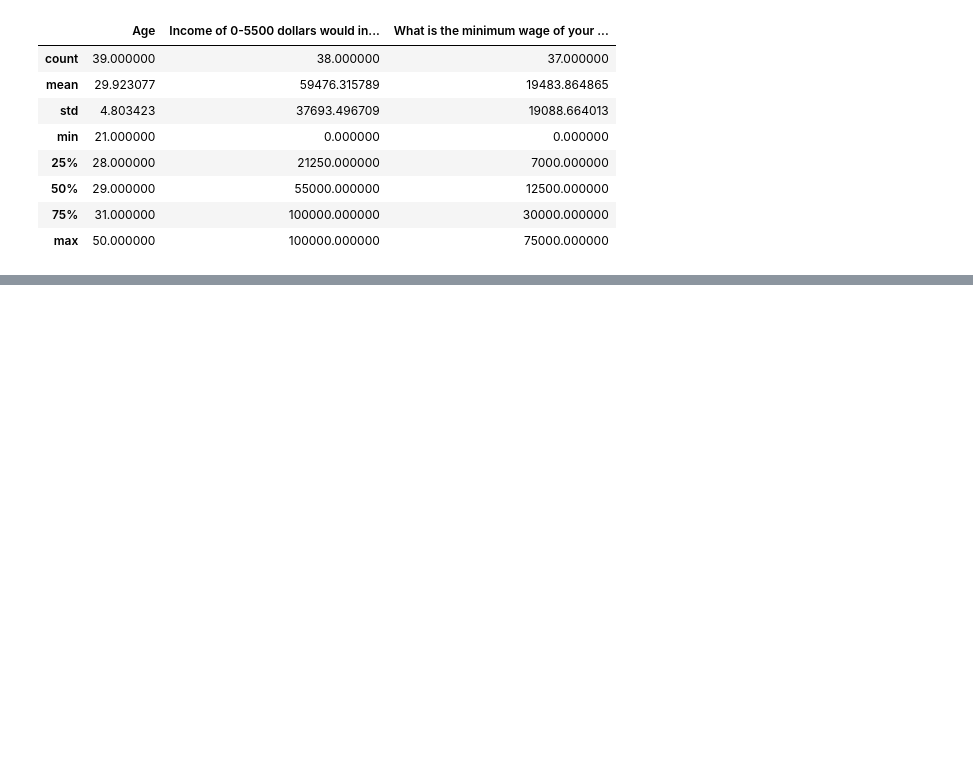
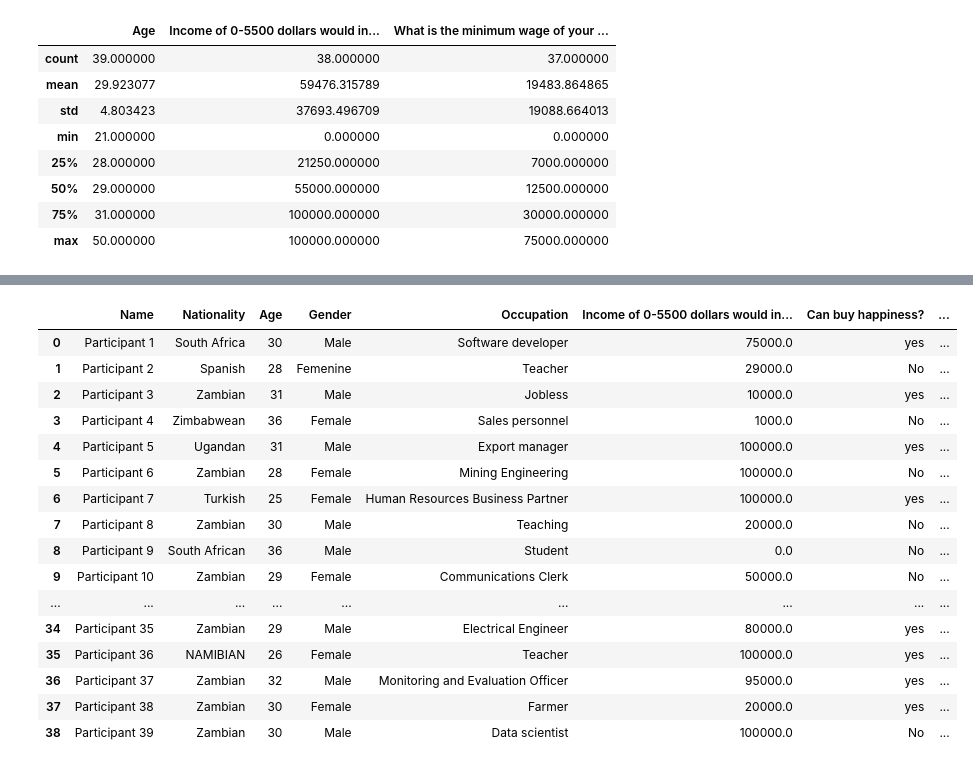
Before and after one commit to ThomasMwaba/money_happiness_project, a Jupyter notebook: money_and_happiness.ipynb, the cells around one changed output, grey strips where cells are left out. Drawn from its saved outputs; the diff is of its cells as text; code cells hidden in the pictures; blank space fills up the shorter version.

```diff
--- a/money_and_happiness.ipynb
+++ b/money_and_happiness.ipynb
@@ -185,0 +226,2 @@ df.describe() # Gives a simple summary of the statistics in the DataFrame 'df'
+# %%
+df["In your opinion, is it better to be rich and unhappy or poor and happy?"] = df["In your opinion, is it better to be rich and unhappy or poor and happy?"].replace({"I prefer to be rich:)":"I prefer to be rich","Neither. (I'd rather be fine and content)": "Neither. I'd rather be fine and content"})
@@ -185,0 +320,22 @@ df.describe() # Gives a simple summary of the statistics in the DataFrame 'df'
+# %%
+df = df.rename(columns={"Please Enter Your Gender":"Gender"}) #renames the column to Gender
+# %%
+df
+# %% [output]
+|  | Name | Nationality | Age | Gender | Occupation | Income of 0-5500 dollars would in... | Can buy happiness? | ... |
+| 0 | Participant 1 | South Africa | 30 | Male | Software developer | 75000.0 | yes | ... |
+| 1 | Participant 2 | Spanish | 28 | Femenine | Teacher | 29000.0 | No | ... |
+| 2 | Participant 3 | Zambian | 31 | Male | Jobless | 10000.0 | yes | ... |
+| 3 | Participant 4 | Zimbabwean | 36 | Female | Sales personnel | 1000.0 | No | ... |
+| 4 | Participant 5 | Ugandan | 31 | Male | Export manager | 100000.0 | yes | ... |
+| 5 | Participant 6 | Zambian | 28 | Female | Mining Engineering | 100000.0 | No | ... |
+| 6 | Participant 7 | Turkish | 25 | Female | Human Resources Business Partner | 100000.0 | yes | ... |
+| 7 | Participant 8 | Zambian | 30 | Male | Teaching | 20000.0 | No | ... |
+| 8 | Participant 9 | South African | 36 | Male | Student | 0.0 | No | ... |
+| 9 | Participant 10 | Zambian | 29 | Female | Communications Clerk | 50000.0 | No | ... |
+| ... | ... | ... | ... | ... | ... | ... | ... | ... |
+| 34 | Participant 35 | Zambian | 29 | Male | Electrical Engineer | 80000.0 | yes | ... |
+| 35 | Participant 36 | NAMIBIAN | 26 | Female | Teacher | 100000.0 | yes | ... |
+| 36 | Participant 37 | Zambian | 32 | Male | Monitoring and Evaluation Officer | 95000.0 | yes | ... |
+| 37 | Participant 38 | Zambian | 30 | Female | Farmer | 20000.0 | yes | ... |
+| 38 | Participant 39 | Zambian | 30 | Male | Data scientist | 100000.0 | No | ... |
```
Also changed, not shown: parts of 11 cells of this notebook.
